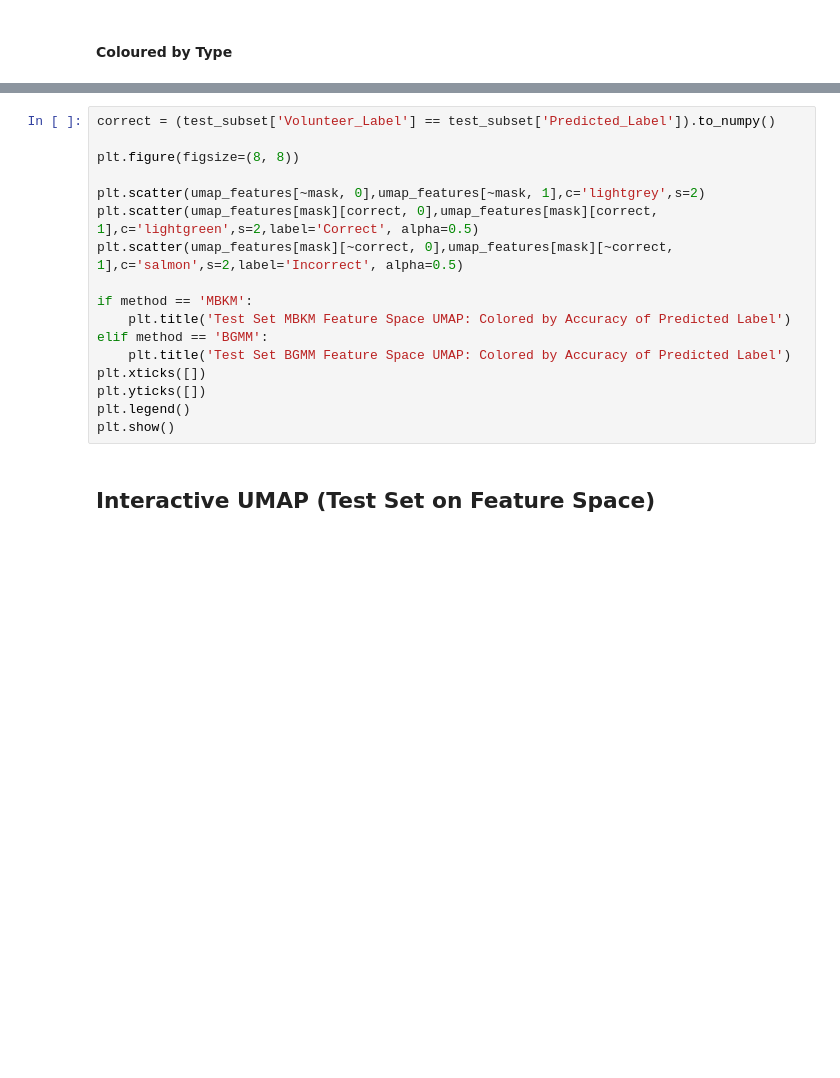
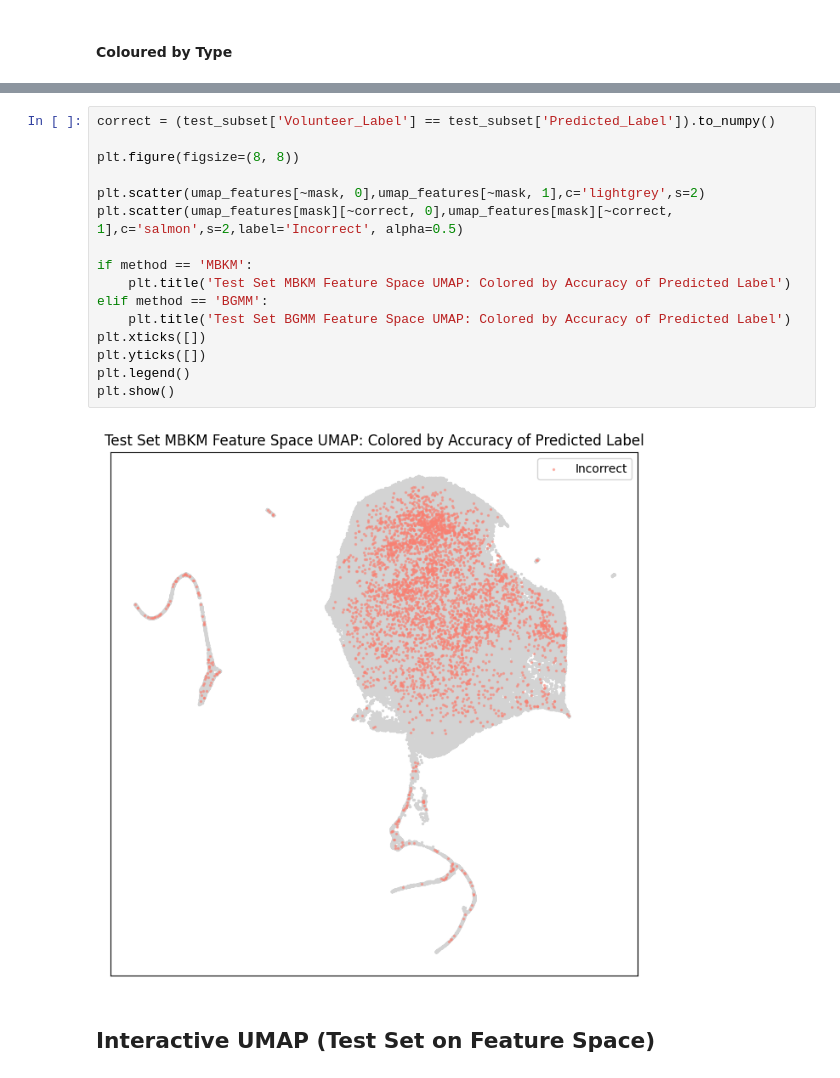
Before and after one commit to Kirstyelli-Work/MSc_Project, a Jupyter notebook: GZD_5_Classification.ipynb, the cells around one changed output, grey strips where cells are left out. Drawn from its saved outputs; the diff is of its cells as text; blank space fills up the shorter version.

```diff
--- a/GZD_5_Classification.ipynb
+++ b/GZD_5_Classification.ipynb
@@ -555,20 +339,21 @@ plt.show()
 # %%
 correct = (test_subset['Volunteer_Label'] == test_subset['Predicted_Label']).to_numpy()
 
 plt.figure(figsize=(8, 8))
 
 plt.scatter(umap_features[~mask, 0],umap_features[~mask, 1],c='lightgrey',s=2)
-plt.scatter(umap_features[mask][correct, 0],umap_features[mask][correct, 1],c='lightgreen',s=2,label='Correct', alpha=0.5)
 plt.scatter(umap_features[mask][~correct, 0],umap_features[mask][~correct, 1],c='salmon',s=2,label='Incorrect', alpha=0.5)
 
 if method == 'MBKM':
     plt.title('Test Set MBKM Feature Space UMAP: Colored by Accuracy of Predicted Label')
 elif method == 'BGMM':
     plt.title('Test Set BGMM Feature Space UMAP: Colored by Accuracy of Predicted Label')
 plt.xticks([])
 plt.yticks([])
 plt.legend()
 plt.show()
+# %% [output]
+[figure, added]
 # %% [markdown]
 ## Interactive UMAP (Test Set on Feature Space)
 # %%
```
Also changed, not shown: parts of 41 cells of this notebook, 1 other file.
